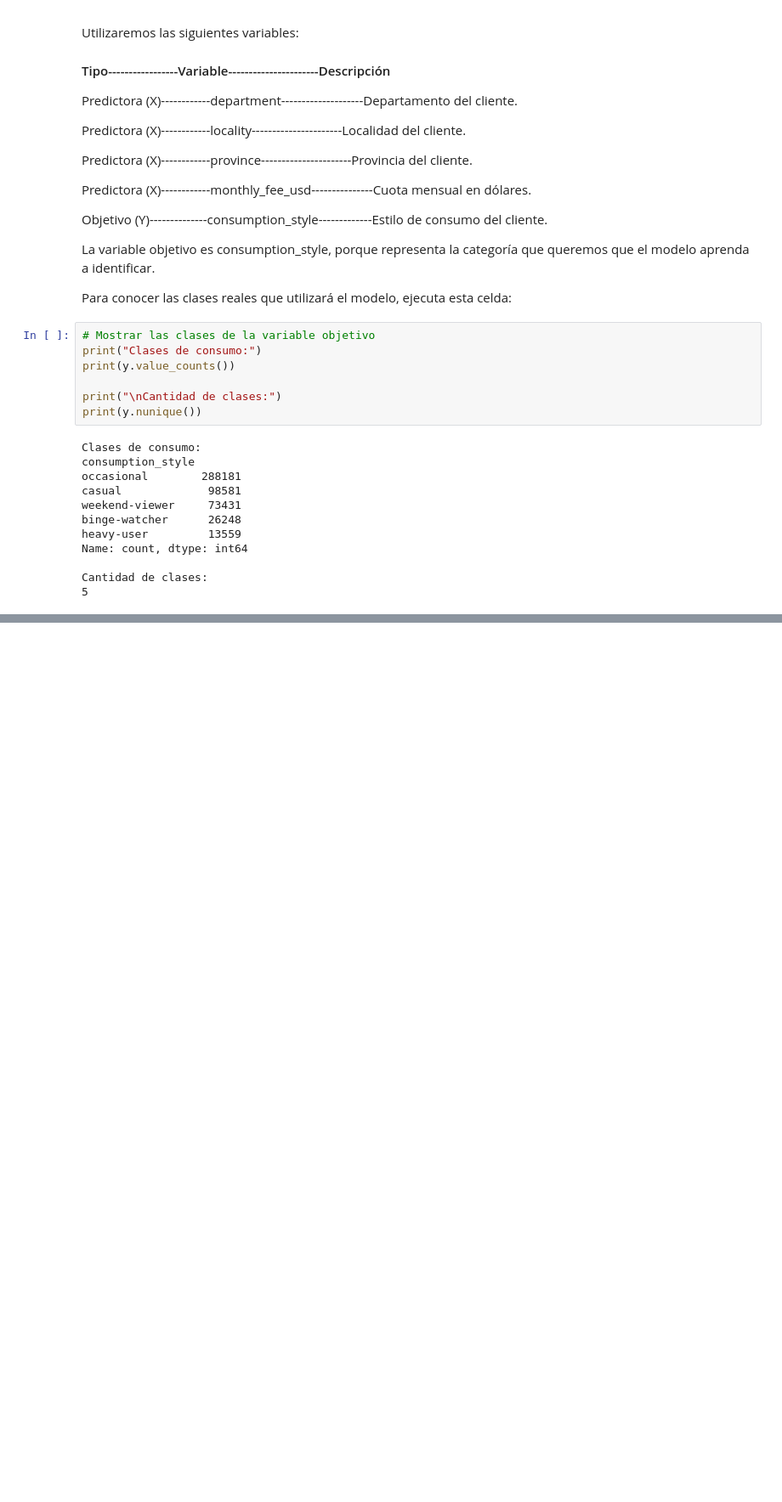
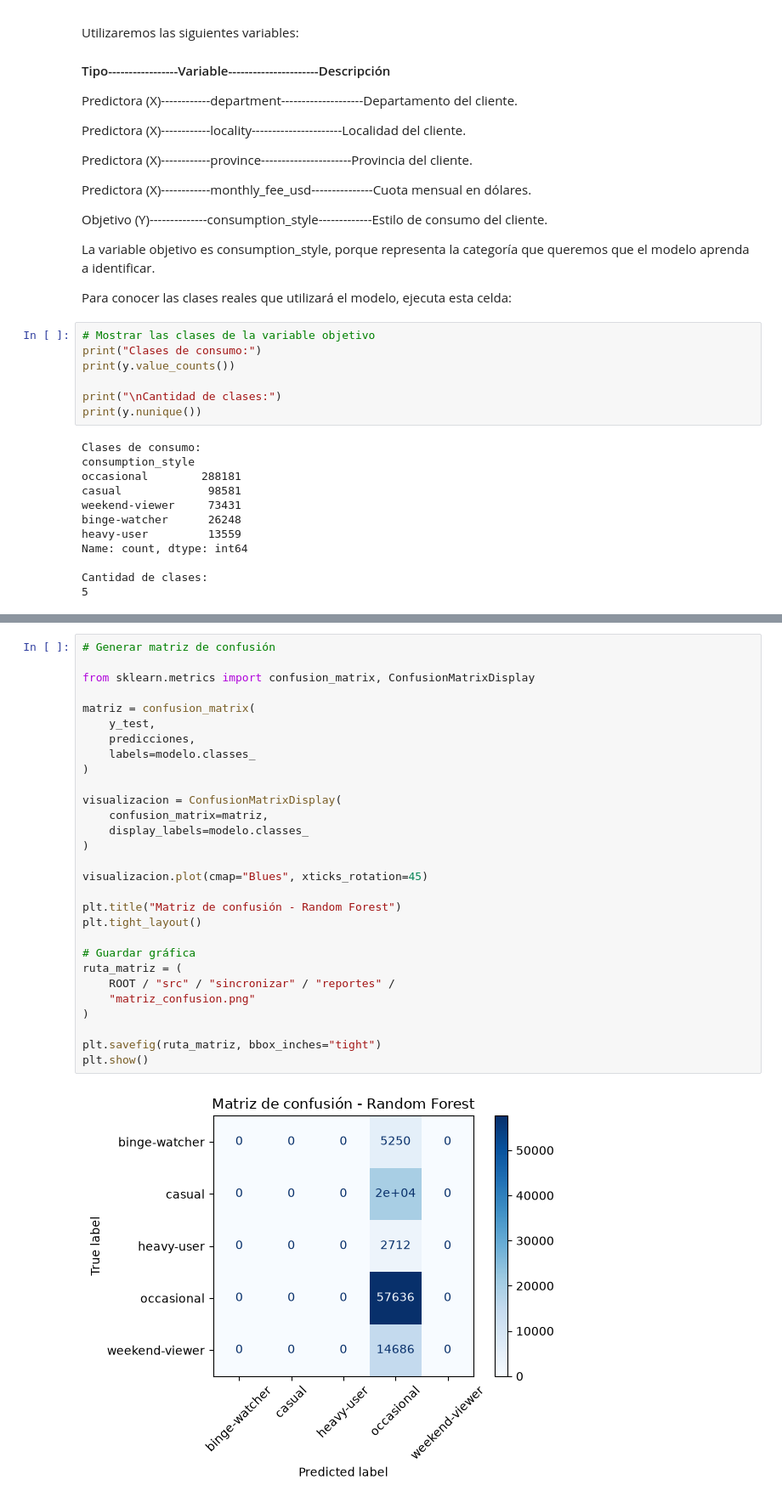
Before and after one commit to OscarLMAR/Projects_Machine_Learning2026_S10---EA1, a Jupyter notebook: src/sincronizar/EA3_Aprendisaje_supervisado_y_no_supervisado.ipynb, the cells around one changed output, grey strips where cells are left out. Shown at 85% size. Cells and saved outputs as stored; diff of their text form; blank space fills up the shorter version.

```diff
--- a/src/sincronizar/EA3_Aprendisaje_supervisado_y_no_supervisado.ipynb
+++ b/src/sincronizar/EA3_Aprendisaje_supervisado_y_no_supervisado.ipynb
@@ -342,0 +946,31 @@ Cantidad de clases:
+# %%
+# Generar matriz de confusión
+
+from sklearn.metrics import confusion_matrix, ConfusionMatrixDisplay
+
+matriz = confusion_matrix(
+    y_test,
+    predicciones,
+    labels=modelo.classes_
+)
+
+visualizacion = ConfusionMatrixDisplay(
+    confusion_matrix=matriz,
+    display_labels=modelo.classes_
+)
+
+visualizacion.plot(cmap="Blues", xticks_rotation=45)
+
+plt.title("Matriz de confusión - Random Forest")
+plt.tight_layout()
+
+# Guardar gráfica
+ruta_matriz = (
+    ROOT / "src" / "sincronizar" / "reportes" /
+    "matriz_confusion.png"
+)
+
+plt.savefig(ruta_matriz, bbox_inches="tight")
+plt.show()
+# %% [output]
+[figure, added]
```
Also changed, not shown: parts of 43 cells of this notebook, 4 other files.
